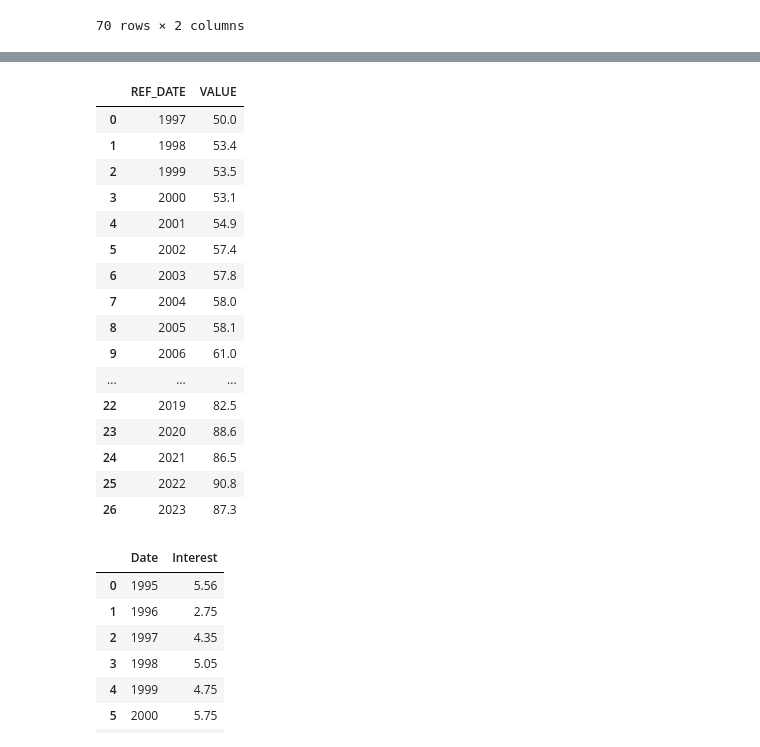
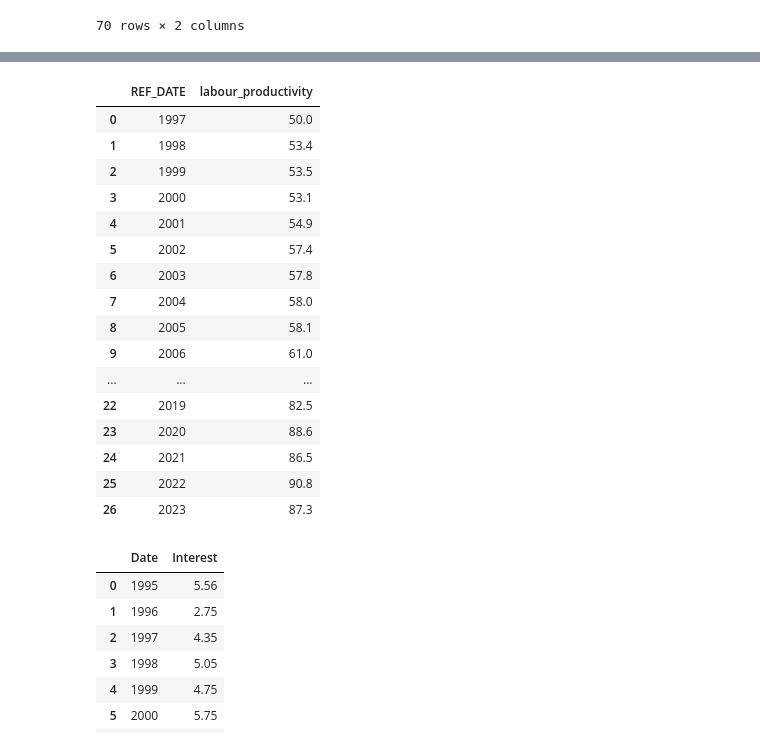
Before and after one commit to whoisusmanali/Digital-Transformation-in-Banking-Industry, a Jupyter notebook: Analysis and Models/Regression Analysis.ipynb, the cells around one changed output, grey strips where cells are left out. Drawn from its saved outputs; the diff is of its cells as text; code cells hidden in the pictures.

```diff
--- a/Analysis and Models/Regression Analysis.ipynb
+++ b/Analysis and Models/Regression Analysis.ipynb
@@ -118,13 +120,14 @@ RD_spending_data1
 # %%
 #Productivity data cleaning
 productivity_data1 = productivity_data
 #Get the specific data and columns by filtering
 productivity_data1 = productivity_data1[productivity_data1['Industry'] == 'Finance and insurance, and holding companies [BS5B]'][['REF_DATE','VALUE']]
 
 productivity_data1 = productivity_data1.reset_index()[['REF_DATE','VALUE']]
+productivity_data1 = productivity_data1.rename(columns = {'VALUE' : 'labour_productivity'})
 productivity_data1
 # %% [output]
-|  | REF_DATE | VALUE |
+|  | REF_DATE | labour_productivity |
 | 0 | 1997 | 50.0 |
 | 1 | 1998 | 53.4 |
 | 2 | 1999 | 53.5 |
```
Also changed, not shown: parts of 5 cells of this notebook.
